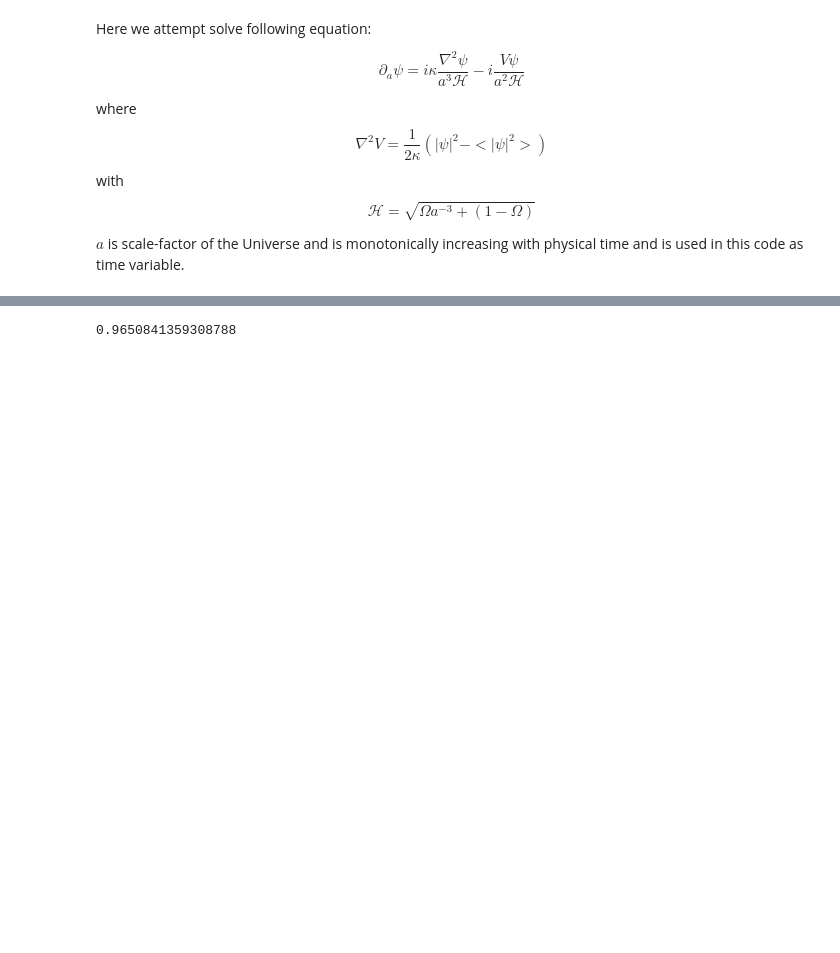
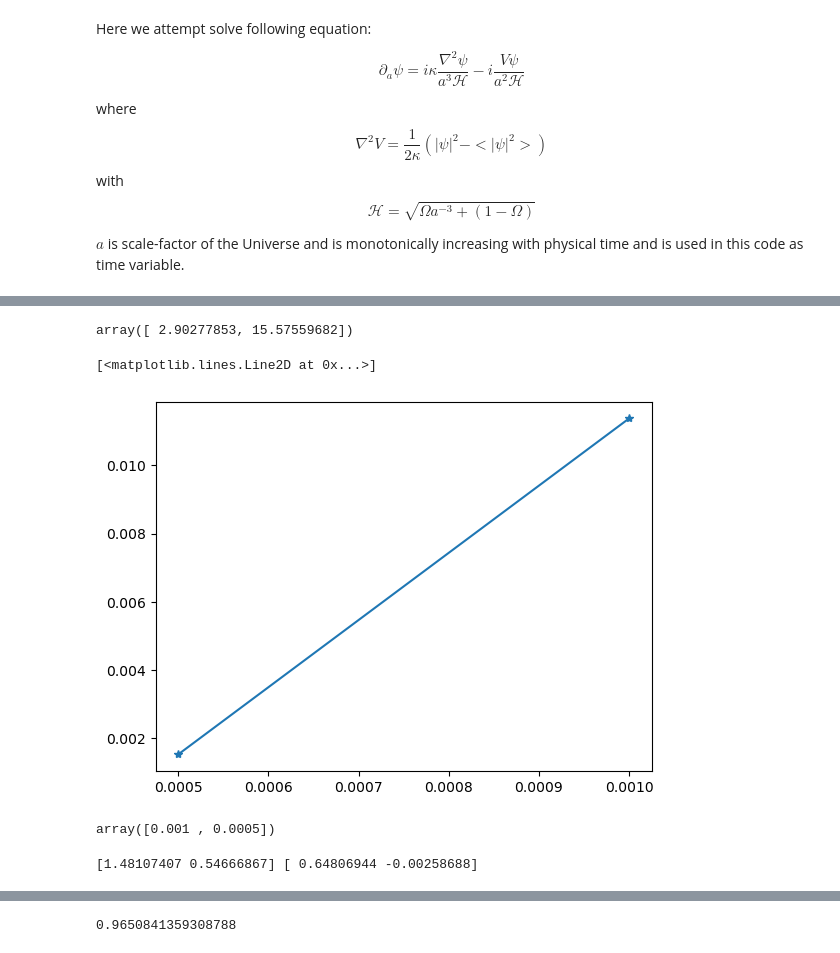
Before and after one commit to manu0x/pyGP_fields, a Jupyter notebook: fdm_3d_example.ipynb, the cells around one changed output, grey strips where cells are left out. Cells and saved outputs as stored; diff of their text form; code cells hidden in the pictures; blank space fills up the shorter version.

```diff
--- a/fdm_3d_example.ipynb
+++ b/fdm_3d_example.ipynb
@@ -261,0 +313,32 @@ class shapes (128, 128, 128) (3, 128, 128, 128)
+# %%
+
+
+er = np.array(er)
+dal = np.array(dal)
+
+ldt = np.log(dal)
+lerrmx = np.log(er)
+
+
+z= np.polyfit(ldt,lerrmx,1)
+z
+# %% [output]
+array([ 2.90277853, 15.57559682])
+# %%
+plt.plot(dal,er,"*-")
+# %% [output]
+[<matplotlib.lines.Line2D at 0x...>]
+[figure, added]
+# %%
+dal
+# %% [output]
+array([0.001 , 0.0005])
+# %%
+er9 = np.array([0.010032908622657452,0.008318895463512969,0.0058032856589819125,0.003759421933143914])
+dal = np.array([0.02,0.016,0.0128,0.01024])
+
+
+zl =  np.polyfit(dal,er9,1)
+print(z,zl)
+# %% [output]
+[1.48107407 0.54666867] [ 0.64806944 -0.00258688]
```
Also changed, not shown: parts of 7 cells of this notebook.
